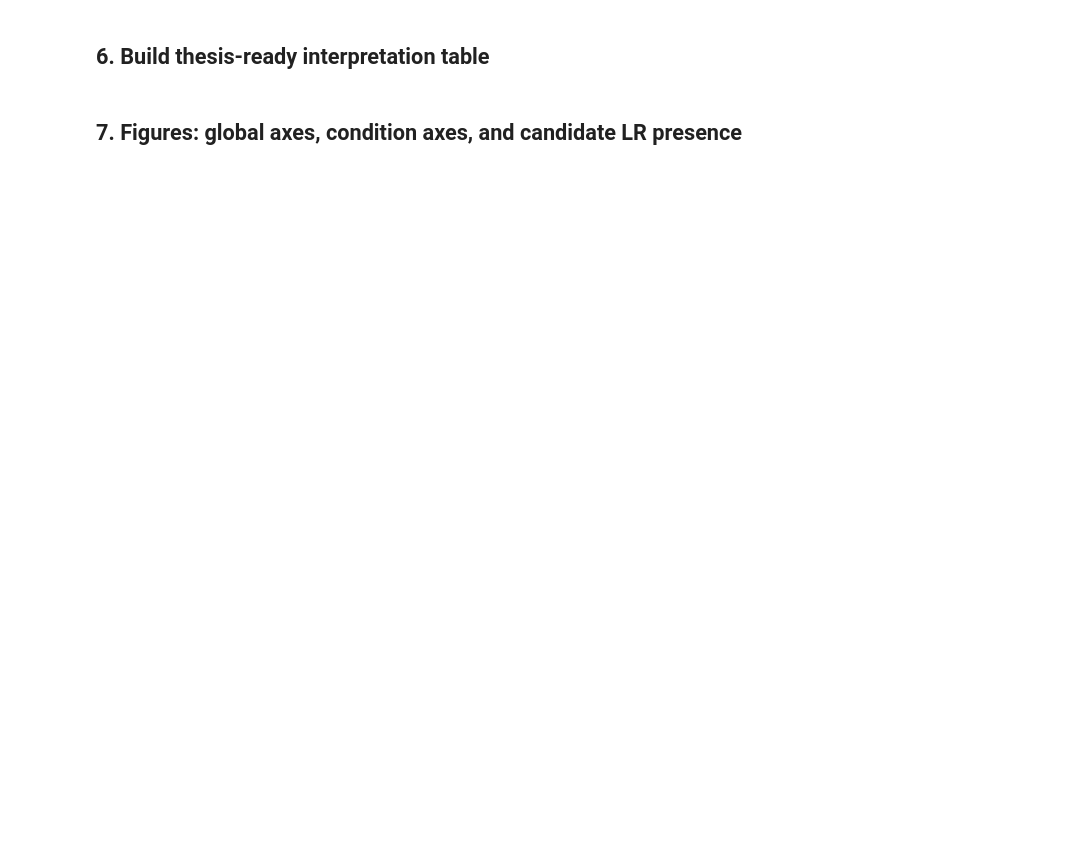
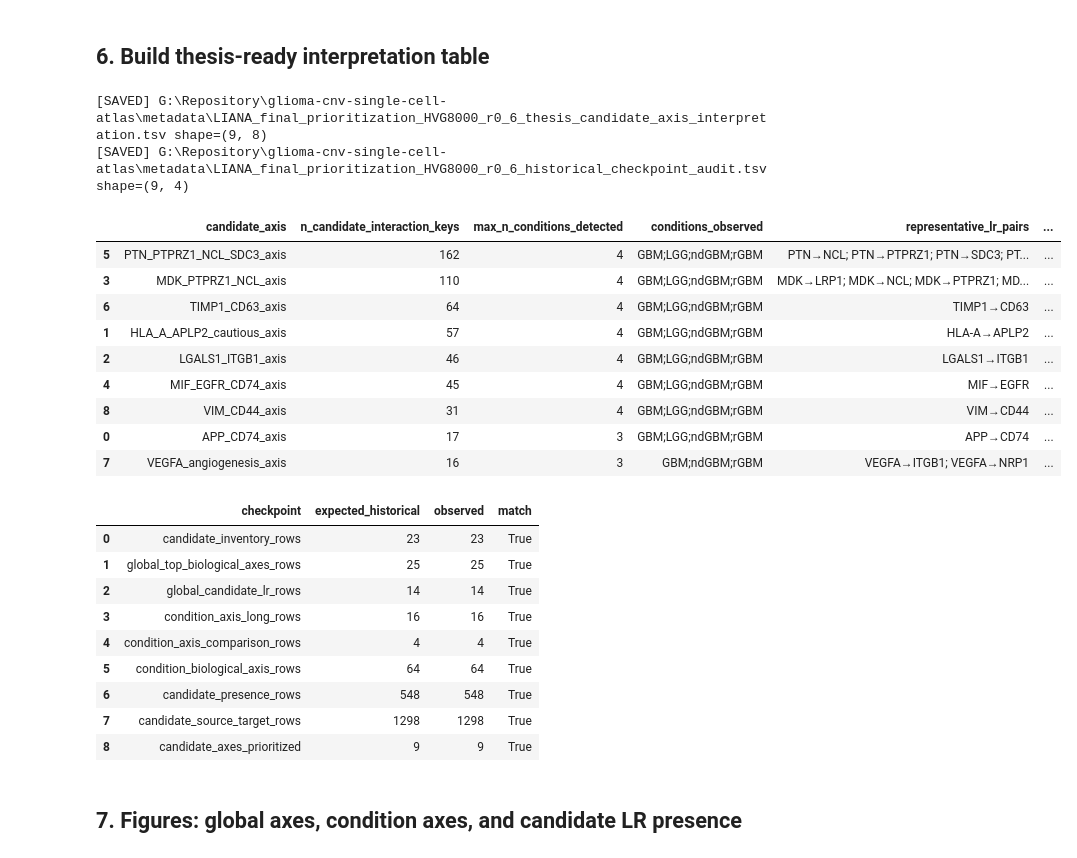
Before and after one commit to CPFeX/glioma-cnv-single-cell-atlas, a Jupyter notebook: code/01_main_analysis/29_prioritize_liana_axes.ipynb, the cells around one changed output. Drawn from its saved outputs; the diff is of its cells as text; code cells hidden in the pictures; blank space fills up the shorter version.

```diff
--- a/code/01_main_analysis/29_prioritize_liana_axes.ipynb
+++ b/code/01_main_analysis/29_prioritize_liana_axes.ipynb
@@ -369,7 +613,6 @@ display(cp_candidates_compact.head(40))
 # %% [markdown]
 ## 6. Build thesis-ready interpretation table
 # %%
-
 # Create a compact interpretive table combining biological axis, recurrence, and caution.
 
 interpretation_rows = []
@@ -383,33 +626,72 @@ if not pres_candidates.empty:
         conditions = [c for c in conditions if c]
         n_cond_max = sub['n_conditions'].max() if 'n_conditions' in sub.columns else np.nan
         top_bio = '; '.join(sub.get('biological_axis', pd.Series(dtype=str)).dropna().astype(str).value_counts().head(5).index.tolist())
         interpretation_rows.append({
             'candidate_axis': axis,
             'n_candidate_interaction_keys': n_keys,
             'max_n_conditions_detected': n_cond_max,
             'conditions_observed': ';'.join(conditions),
             'representative_lr_pairs': lr_pairs,
             'dominant_biological_axes': top_bio,
             'interpretation_caution': 'high' if axis in CAUTION_AXES else 'standard',
             'suggested_thesis_interpretation': {
                 'PTN_PTPRZ1_NCL_SDC3_axis': 'Candidate malignant-state communication axis linked to glioma-associated growth/progenitor signaling; prioritize as recurrent malignant/microenvironment communication candidate.',
                 'MDK_PTPRZ1_NCL_axis': 'Candidate growth-factor-like communication axis, often related to malignant and stromal communication; interpret as putative signaling candidate.',
                 'TIMP1_CD63_axis': 'Candidate ECM/remodeling and stress-associated communication axis, prominent across multiple sender-target contexts.',
                 'LGALS1_ITGB1_axis': 'Candidate adhesion/ECM-associated communication axis connecting malignant and microenvironmental compartments.',
                 'MIF_EGFR_CD74_axis': 'Candidate inflammatory/growth signaling axis; interpret with caution because MIF can act through multiple receptor complexes.',
                 'VIM_CD44_axis': 'Candidate mesenchymal/stress-associated communication axis, consistent with reactive/MES-like programs.',
                 'VEGFA_angiogenesis_axis': 'Candidate angiogenic communication axis, especially relevant when involving endothelial or mural/pericyte-like targets.',
                 'APP_CD74_axis': 'Candidate immune/inflammatory communication axis; interpret as prioritized LR signal rather than direct functional proof.',
                 'HLA_A_APLP2_cautious_axis': 'Cautious candidate; HLA-related interactions may reflect broad expression/antigen-presentation signals and should not be overinterpreted.'
             }.get(axis, 'Candidate LIANA-prioritized ligand–receptor axis.')
         })
 
 interpretation = pd.DataFrame(interpretation_rows)
 if not interpretation.empty:
     interpretation = interpretation.sort_values(['max_n_conditions_detected', 'n_candidate_interaction_keys'], ascending=False)
 
 write_tsv(interpretation, METADATA_DIR / f'{OUT_PREFIX}_thesis_candidate_axis_interpretation.tsv')
+
+historical_checkpoints = pd.DataFrame([
+    {'checkpoint': 'candidate_inventory_rows', 'expected_historical': 23, 'observed': len(candidate_inventory), 'match': len(candidate_inventory) == 23},
+    {'checkpoint': 'global_top_biological_axes_rows', 'expected_historical': 25, 'observed': len(global_top_axes), 'match': len(global_top_axes) == 25},
+    {'checkpoint': 'global_candidate_lr_rows', 'expected_historical': 14, 'observed': len(glr_candidates), 'match': len(glr_candidates) == 14},
+    {'checkpoint': 'condition_axis_long_rows', 'expected_historical': 16, 'observed': len(caxis), 'match': len(caxis) == 16},
+    {'checkpoint': 'condition_axis_comparison_rows', 'expected_historical': 4, 'observed': len(axis_pivot), 'match': len(axis_pivot) == 4},
+    {'checkpoint': 'condition_biological_axis_rows', 'expected_historical': 64, 'observed': len(bio_pivot), 'match': len(bio_pivot) == 64},
+    {'checkpoint': 'candidate_presence_rows', 'expected_historical': 548, 'observed': len(pres_candidates), 'match': len(pres_candidates) == 548},
+    {'checkpoint': 'candidate_source_target_rows', 'expected_historical': 1298, 'observed': len(cp_candidates_compact), 'match': len(cp_candidates_compact) == 1298},
+    {'checkpoint': 'candidate_axes_prioritized', 'expected_historical': 9, 'observed': interpretation['candidate_axis'].nunique(), 'match': interpretation['candidate_axis'].nunique() == 9},
+])
+write_tsv(historical_checkpoints, METADATA_DIR / f'{OUT_PREFIX}_historical_checkpoint_audit.tsv')
 display(interpretation)
+display(historical_checkpoints)
+if not historical_checkpoints['match'].all():
+    raise AssertionError('Notebook 29 outputs drift from historical checkpoints.')
+# %% [output]
+[SAVED] G:\Repository\glioma-cnv-single-cell-atlas\metadata\LIANA_final_prioritization_HVG8000_r0_6_thesis_candidate_axis_interpretation.tsv shape=(9, 8)
+[SAVED] G:\Repository\glioma-cnv-single-cell-atlas\metadata\LIANA_final_prioritization_HVG8000_r0_6_historical_checkpoint_audit.tsv shape=(9, 4)
+|  | candidate_axis | n_candidate_interaction_keys | max_n_conditions_detected | conditions_observed | representative_lr_pairs | ... |
+| 5 | PTN_PTPRZ1_NCL_SDC3_axis | 162 | 4 | GBM;LGG;ndGBM;rGBM | PTN→NCL; PTN→PTPRZ1; PTN→SDC3; PT... | ... |
+| 3 | MDK_PTPRZ1_NCL_axis | 110 | 4 | GBM;LGG;ndGBM;rGBM | MDK→LRP1; MDK→NCL; MDK→PTPRZ1; MD... | ... |
+| 6 | TIMP1_CD63_axis | 64 | 4 | GBM;LGG;ndGBM;rGBM | TIMP1→CD63 | ... |
+| 1 | HLA_A_APLP2_cautious_axis | 57 | 4 | GBM;LGG;ndGBM;rGBM | HLA-A→APLP2 | ... |
+| 2 | LGALS1_ITGB1_axis | 46 | 4 | GBM;LGG;ndGBM;rGBM | LGALS1→ITGB1 | ... |
+| 4 | MIF_EGFR_CD74_axis | 45 | 4 | GBM;LGG;ndGBM;rGBM | MIF→EGFR | ... |
+| 8 | VIM_CD44_axis | 31 | 4 | GBM;LGG;ndGBM;rGBM | VIM→CD44 | ... |
+| 0 | APP_CD74_axis | 17 | 3 | GBM;LGG;ndGBM;rGBM | APP→CD74 | ... |
+| 7 | VEGFA_angiogenesis_axis | 16 | 3 | GBM;ndGBM;rGBM | VEGFA→ITGB1; VEGFA→NRP1 | ... |
+|  | checkpoint | expected_historical | observed | match |
+| 0 | candidate_inventory_rows | 23 | 23 | True |
+| 1 | global_top_biological_axes_rows | 25 | 25 | True |
+| 2 | global_candidate_lr_rows | 14 | 14 | True |
+| 3 | condition_axis_long_rows | 16 | 16 | True |
+| 4 | condition_axis_comparison_rows | 4 | 4 | True |
+| 5 | condition_biological_axis_rows | 64 | 64 | True |
+| 6 | candidate_presence_rows | 548 | 548 | True |
+| 7 | candidate_source_target_rows | 1298 | 1298 | True |
+| 8 | candidate_axes_prioritized | 9 | 9 | True |
 # %% [markdown]
 ## 7. Figures: global axes, condition axes, and candidate LR presence
 # %%
```
Also changed, not shown: parts of 12 cells of this notebook, 16 other files.
